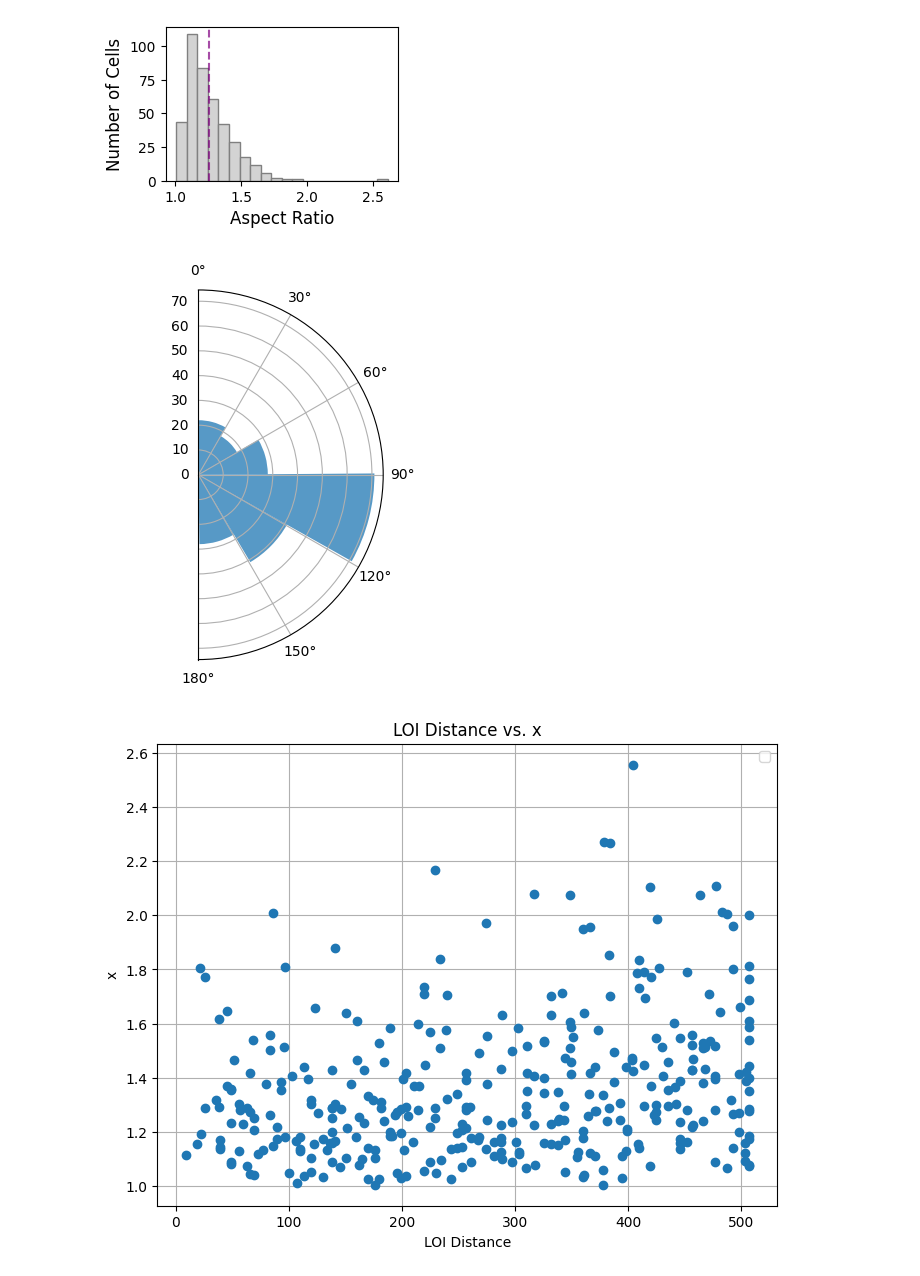
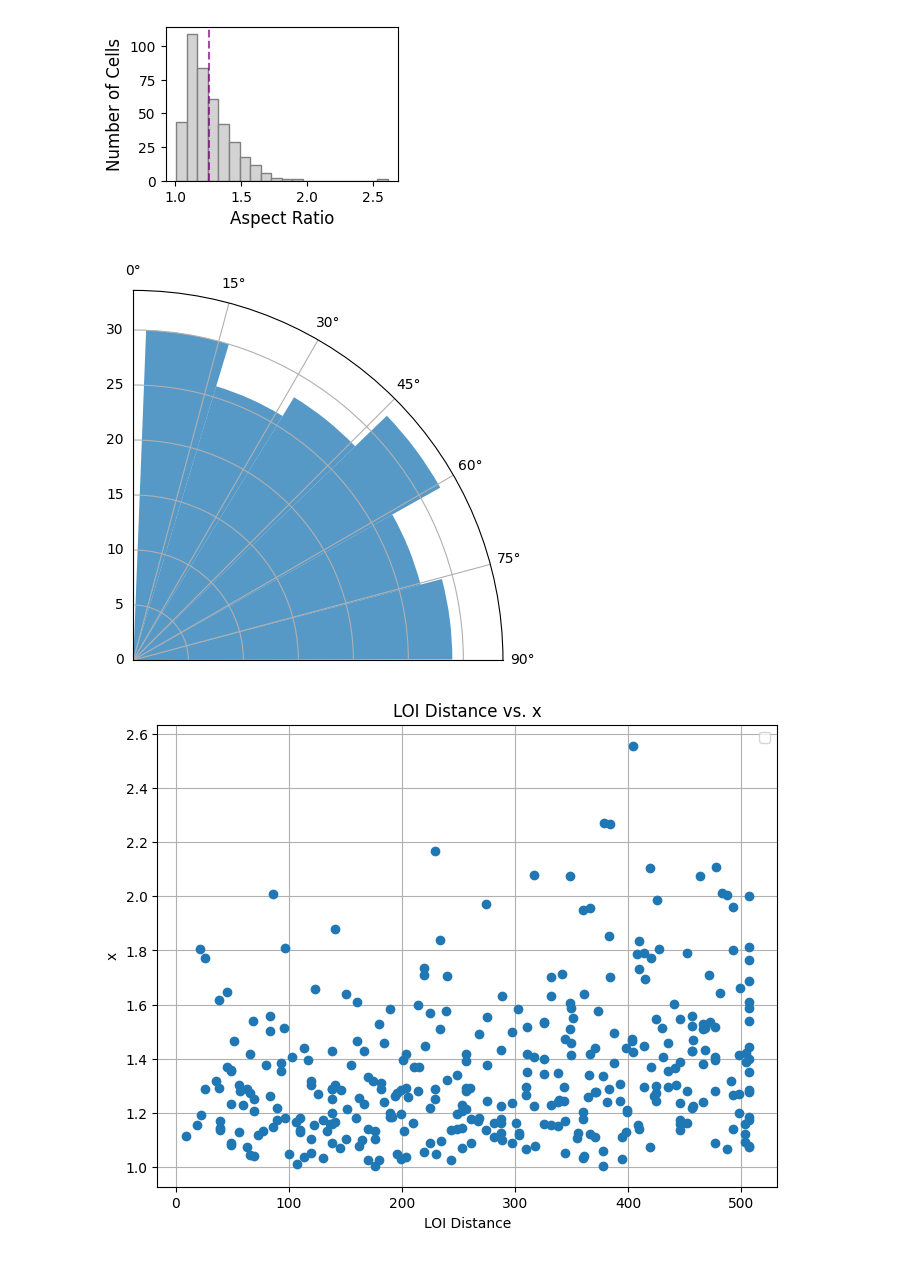
Before and after one commit to feyzanar/git-mycodes, a Jupyter notebook: 2d_mask_parameters.ipynb, the cells around one changed output. Cells and saved outputs as stored; diff of their text form; code cells hidden in the pictures.

```diff
--- a/2d_mask_parameters.ipynb
+++ b/2d_mask_parameters.ipynb
@@ -15,6 +17,6 @@ print(f'>>> GPU activated? {yn[use_GPU]}')
 # %%
 # run nuclear model
-dir = "//sv-nas1.rcp.epfl.ch/upoates/common/Feyza/data_BIOP/241217-pmyosin-yap_gullumbg(yapgood,pmyobad)/dapi-midpsm-snaps"
+dir = "//sv-nas1.rcp.epfl.ch/upoates/common/Feyza/Arianne-copied\midPSM-snaps"
 
 # model parameters
 model_path = "H:/PROJECTS-03/Agnese/cellpose training/2d/models/nuclei_h2b"
@@ -455,30 +457,33 @@ Text(0, 0.5, 'Number of Cells')
 # %%
 # POLAR HISTOGRAM
 
-for mask_group, masks in gullum_het_masks.items():
-        angles_degrees = [mask["orientation"] for mask in masks.values() if mask["roi"] and mask["aspect_ratio"]>1.25]
+for mask_group, masks in gullum_hom_masks.items():
+
+        angles_degrees = [mask["orientation"] if mask["orientation"] <= 90 else 180 - mask["orientation"] for mask in masks.values() if mask["roi"] and mask["aspect_ratio"] > 1.25]
+
+        #angles_degrees = [mask["orientation"] for mask in masks.values() if mask['orientation'] and mask["roi"] and mask["aspect_ratio"]>1.25 ]
 
         #angles_degrees = [mask["orientation"] for mask in masks.values() if mask["roi"] ]
 
 # Convert angles to radians for plotting
 angles_radians = np.radians(angles_degrees)
 
 # Create the half-polar histogram
 fig, ax = plt.subplots(subplot_kw={'projection': 'polar'})
 ax.set_theta_zero_location("N")  # Set 0 degrees at the top
 ax.set_theta_direction(-1)       # Set angles to increase clockwise
-ax.set_thetalim(0, np.pi)        # Limit the angle to 0-180 degrees
+ax.set_thetalim(0, np.pi/2)        # Limit the angle to 0-180 degrees
 
 # Plot the histogram
 num_bins = 6  # Adjust the number of bins as needed
 ax.hist(angles_radians, bins=num_bins, alpha=0.75)
 
 
 
 # Show the plot
 plt.show()
 # %% [output]
-[figure, old version]
+[figure, new version]
 # %%
 # Along LOI
 # Iterate over the values of 'gullumhet-1_cp_masks'
```
Also changed, not shown: parts of 7 cells of this notebook, 1 other file.
